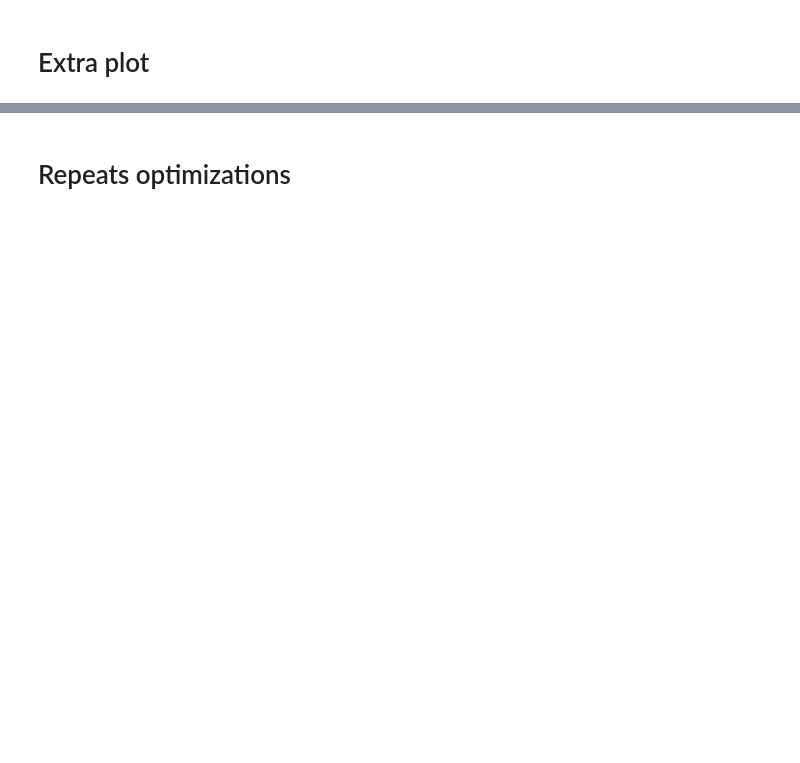
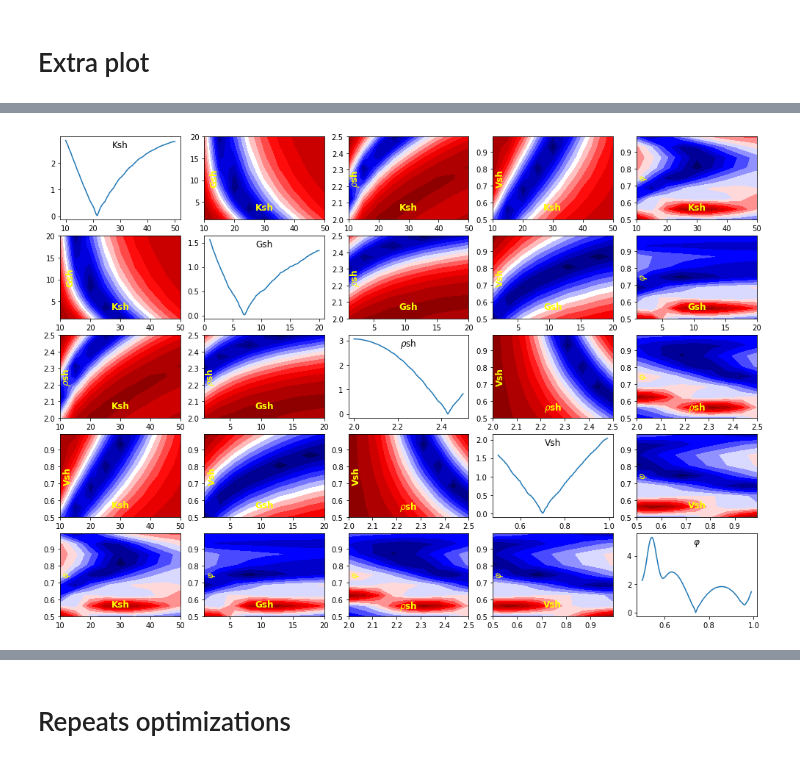
Before and after one commit to pnkrtm/rpsi, a Jupyter notebook: notebooks/white_sea_simple.ipynb, the cells around one changed output, grey strips where cells are left out. Drawn from its saved outputs; the diff is of its cells as text; code cells hidden in the pictures; blank space fills up the shorter version.

```diff
--- a/notebooks/white_sea_simple.ipynb
+++ b/notebooks/white_sea_simple.ipynb
@@ -542,0 +582,85 @@ plt.show()
+# %%
+start_time = time.time()
+
+optimization_list = [
+#     "Ksi",
+#     "Gsi",
+#     "rhosi",
+    "Ksh",
+    "Gsh",
+    "rhosh",
+#     "Kfl",
+#     "rhofl",
+    "Vsh",
+#     "Vincl",
+    "phi"
+]
+
+lables = [
+    'Ksh',
+    'Gsh',
+    r'$\rho$sh',
+    'Vsh',
+    r'$\varphi$'
+]
+
+labels_dict = dict(zip(optimization_list, lables))
+
+fig, axes = plt.subplots(len(optimization_list), len(optimization_list), figsize=(17,12))
+
+for i, ol1 in enumerate(optimization_list):
+    for j, ol2 in enumerate(optimization_list):
+        layer_2_rp = get_layer2_rp()
+        for key in layer_2_rp['components'].keys():
+            if key in (ol1, ol2):
+                layer_2_rp['components'][key]["optimize"] = True
+            else:
+                layer_2_rp['components'][key]["optimize"] = False
+
+        layer_2 = Layer1D(h[1],
+              rp_attribute=RockPhysicsAttribute(layer_2_rp['components'], layer_2_rp['name']),
+              seism_attribute=None,
+              opt=LayerOPT.RP)
+
+        forward_params['model'] = SeismicModel1D([layer_1, layer_2, layer_3, layer_4])
+
+        if ol1 == ol2:
+            plot_1D_err(forward_params, 100, ax=axes[i, j])
+            axes[i,j].set_xlabel(labels_dict[ol1], labelpad=-15, fontsize=12)
+            axes[i,j].xaxis.set_label_position("top")
+#             axes[i,j].set_title(ol1)
+
+        else:
+#             print(ol1, ol2)
+            plot_2D_err(forward_params, [8, 8], 15, fig=fig, ax=axes[i, j])
+
+#             if j == 0 or i == 0 or j == len(optimization_list) - 1 or i == len(optimization_list) - 1:
+
+            common_plot_params = {
+                'labelpad':-40,
+                'color': 'yellow',
+                'weight': 'bold',
+                'fontsize': 12
+            }
+
+            if i > j:
+                axes[i,j].set_xlabel(labels_dict[ol2], **common_plot_params)
+                axes[i,j].set_ylabel(labels_dict[ol1], **common_plot_params)
+
+            elif i < j:
+                axes[i,j].set_xlabel(labels_dict[ol1], **common_plot_params)
+                axes[i,j].set_ylabel(labels_dict[ol2], **common_plot_params)
+
+#                 if j == len(optimization_list) - 1:
+#                     axes[i,j].yaxis.set_label_position("right")
+
+#                 if i == 0:
+#                     axes[i,j].xaxis.set_label_position("top")
+
+
+
+
+print(time.time() - start_time)
+
+plt.show()
+# %% [output]
@@ -542,0 +668 @@ plt.show()
+[figure, added]
```
Also changed, not shown: parts of 30 cells of this notebook, 18 other files.
